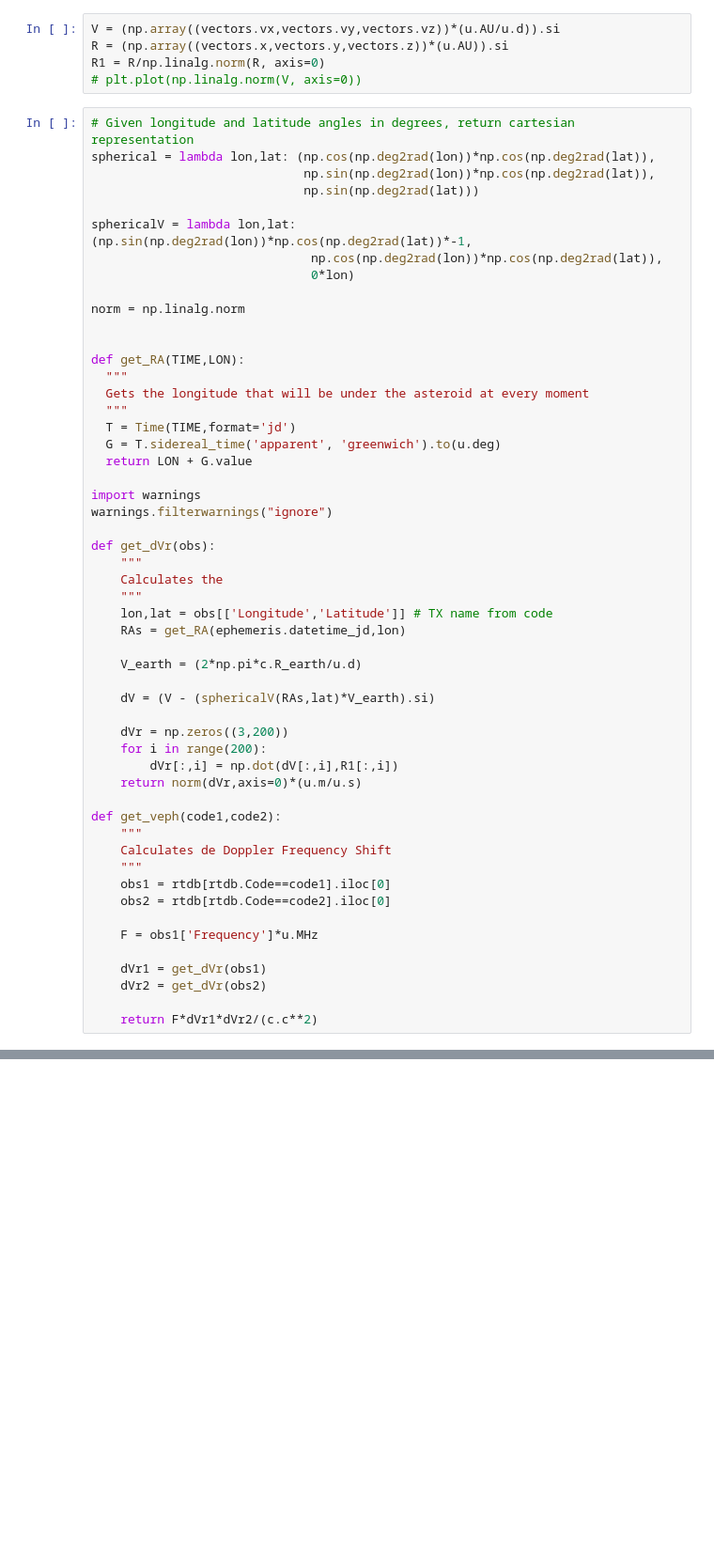
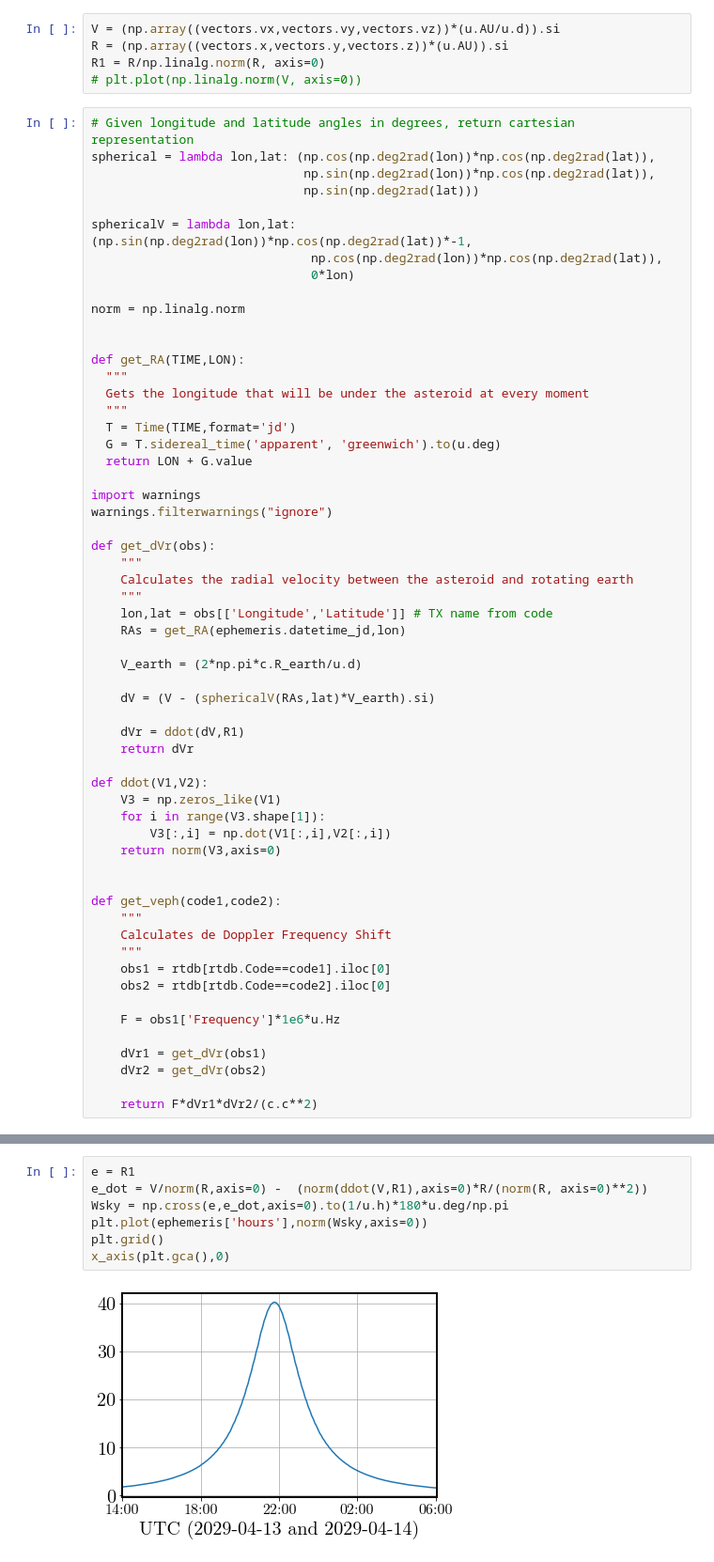
Before and after one commit to AgustinVallejo/Apophis, a Jupyter notebook: New Notebooks/1.1. Radio Graphs.ipynb, the cells around one changed output, grey strips where cells are left out. Shown at 94% size. Cells and saved outputs as stored; diff of their text form; blank space fills up the shorter version.

```diff
--- a/New Notebooks/1.1. Radio Graphs.ipynb
+++ b/New Notebooks/1.1. Radio Graphs.ipynb
@@ -354,7 +354,7 @@ warnings.filterwarnings("ignore")
 
 def get_dVr(obs):
     """
-    Calculates the
+    Calculates the radial velocity between the asteroid and rotating earth
     """
     lon,lat = obs[['Longitude','Latitude']] # TX name from code
     RAs = get_RA(ephemeris.datetime_jd,lon)
@@ -363,10 +363,15 @@ def get_dVr(obs):
 
     dV = (V - (sphericalV(RAs,lat)*V_earth).si)
 
-    dVr = np.zeros((3,200))
-    for i in range(200):
-        dVr[:,i] = np.dot(dV[:,i],R1[:,i])
-    return norm(dVr,axis=0)*(u.m/u.s)
+    dVr = ddot(dV,R1)
+    return dVr
+
+def ddot(V1,V2):
+    V3 = np.zeros_like(V1)
+    for i in range(V3.shape[1]):
+        V3[:,i] = np.dot(V1[:,i],V2[:,i])
+    return norm(V3,axis=0)
+
 
 def get_veph(code1,code2):
     """
@@ -375,7 +380,7 @@ def get_veph(code1,code2):
     obs1 = rtdb[rtdb.Code==code1].iloc[0]
     obs2 = rtdb[rtdb.Code==code2].iloc[0]
 
-    F = obs1['Frequency']*u.MHz
+    F = obs1['Frequency']*1e6*u.Hz
 
     dVr1 = get_dVr(obs1)
     dVr2 = get_dVr(obs2)
@@ -405,0 +429,9 @@ $[2.9588942 \times 10^{-6},~2.9528433 \times 10^{-6},~2.9466641 \times 10^{-6},~
+# %%
+e = R1
+e_dot = V/norm(R,axis=0) -  (norm(ddot(V,R1),axis=0)*R/(norm(R, axis=0)**2))
+Wsky = np.cross(e,e_dot,axis=0).to(1/u.h)*180*u.deg/np.pi
+plt.plot(ephemeris['hours'],norm(Wsky,axis=0))
+plt.grid()
+x_axis(plt.gca(),0)
+# %% [output]
+[figure, added]
```
Also changed, not shown: parts of 17 cells of this notebook, 15 other files.
